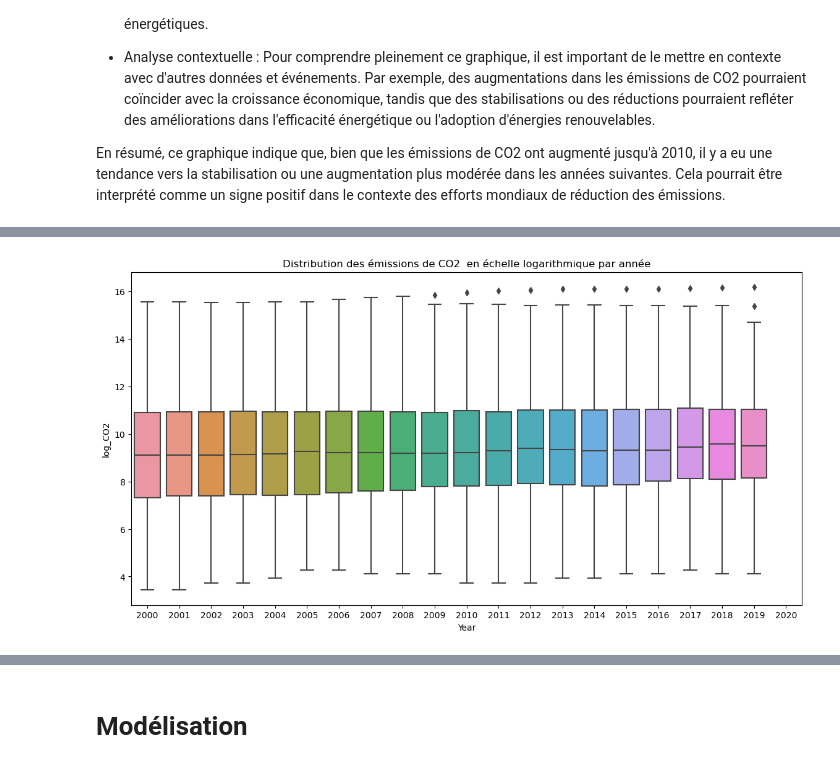
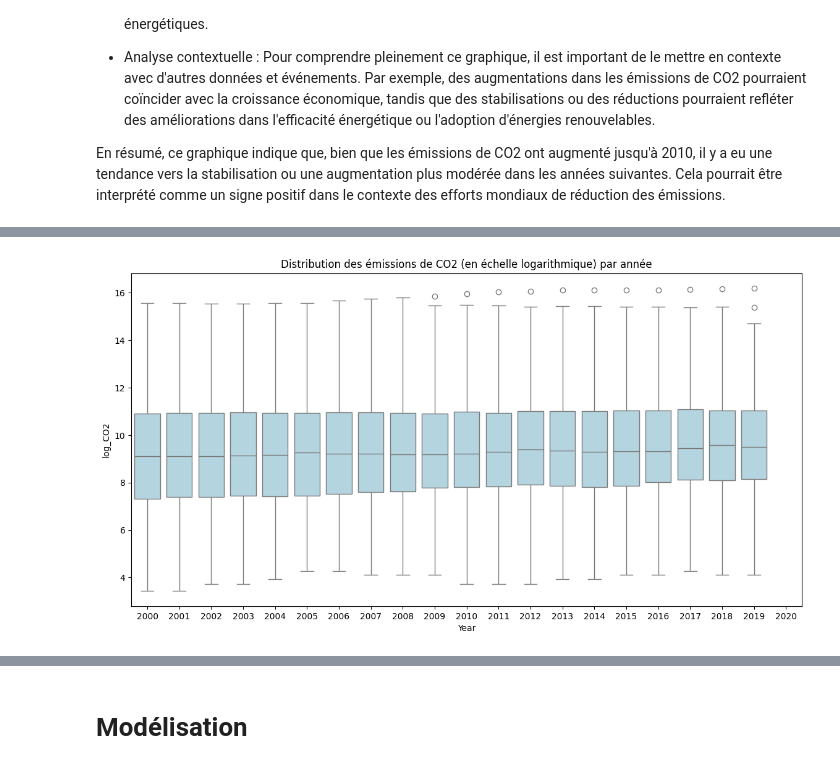
Before and after one commit to manonjulia/ProjetML, a Jupyter notebook: Comment.ipynb, the cells around one changed output, grey strips where cells are left out. Drawn from its saved outputs; the diff is of its cells as text; code cells hidden in the pictures.

```diff
--- a/Comment.ipynb
+++ b/Comment.ipynb
@@ -976,11 +980,11 @@ plt.show()
 # %%
 # Boxplot des émissions de CO2 par année
 plt.figure(figsize=(14, 7))
-sns.boxplot(data=data, x='Year', y='log_CO2')
-plt.title('Distribution des émissions de CO2  en échelle logarithmique par année')
+sns.boxplot(data=data, x='Year', y='log_CO2',color='lightblue')
+plt.title('Distribution des émissions de CO2 (en échelle logarithmique) par année')
 plt.show()
 # %% [output]
-[figure, old version]
+[figure, new version]
 # %% [markdown]
 Interprétation
 
```
Also changed, not shown: parts of 20 cells of this notebook.
